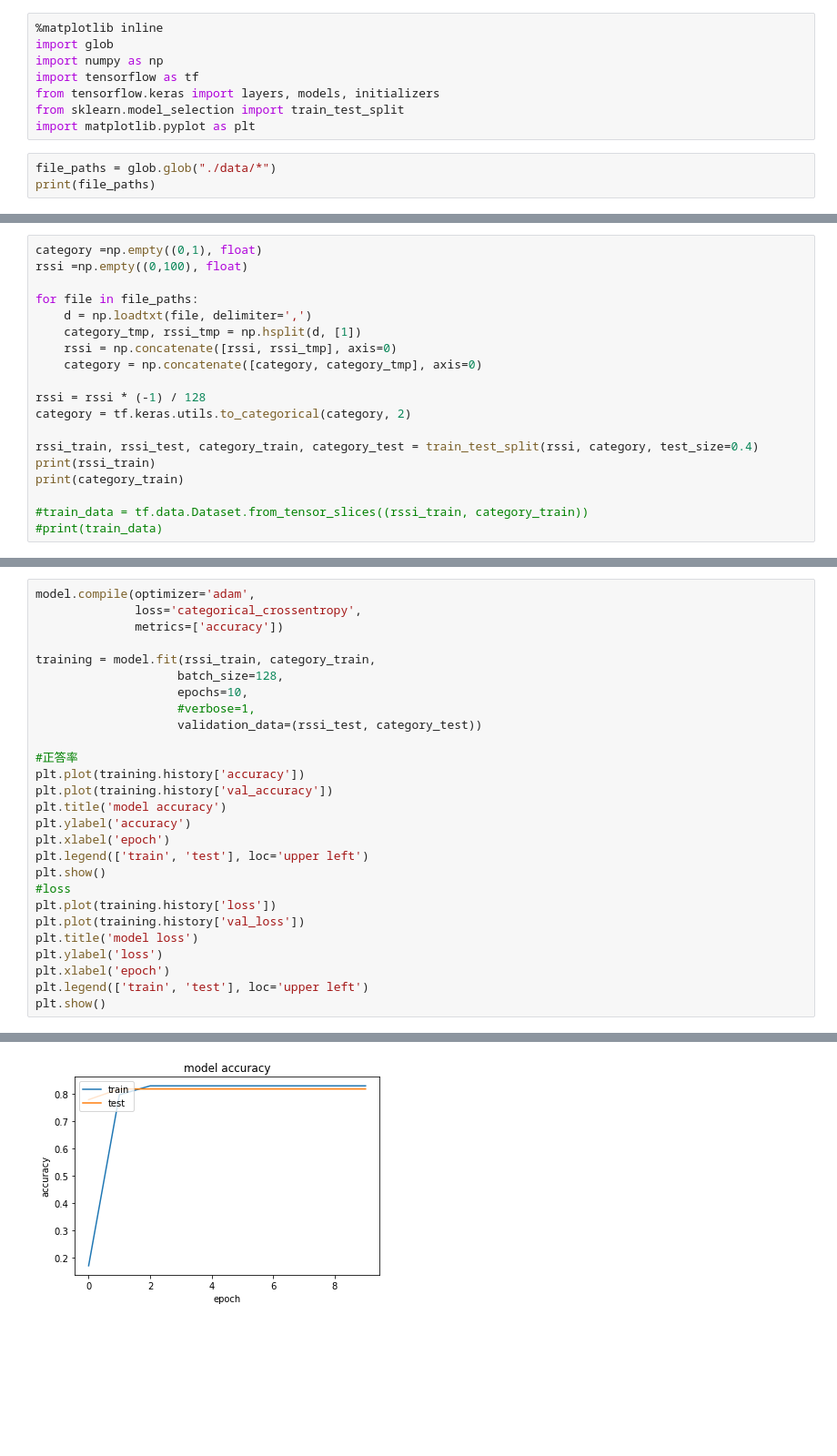
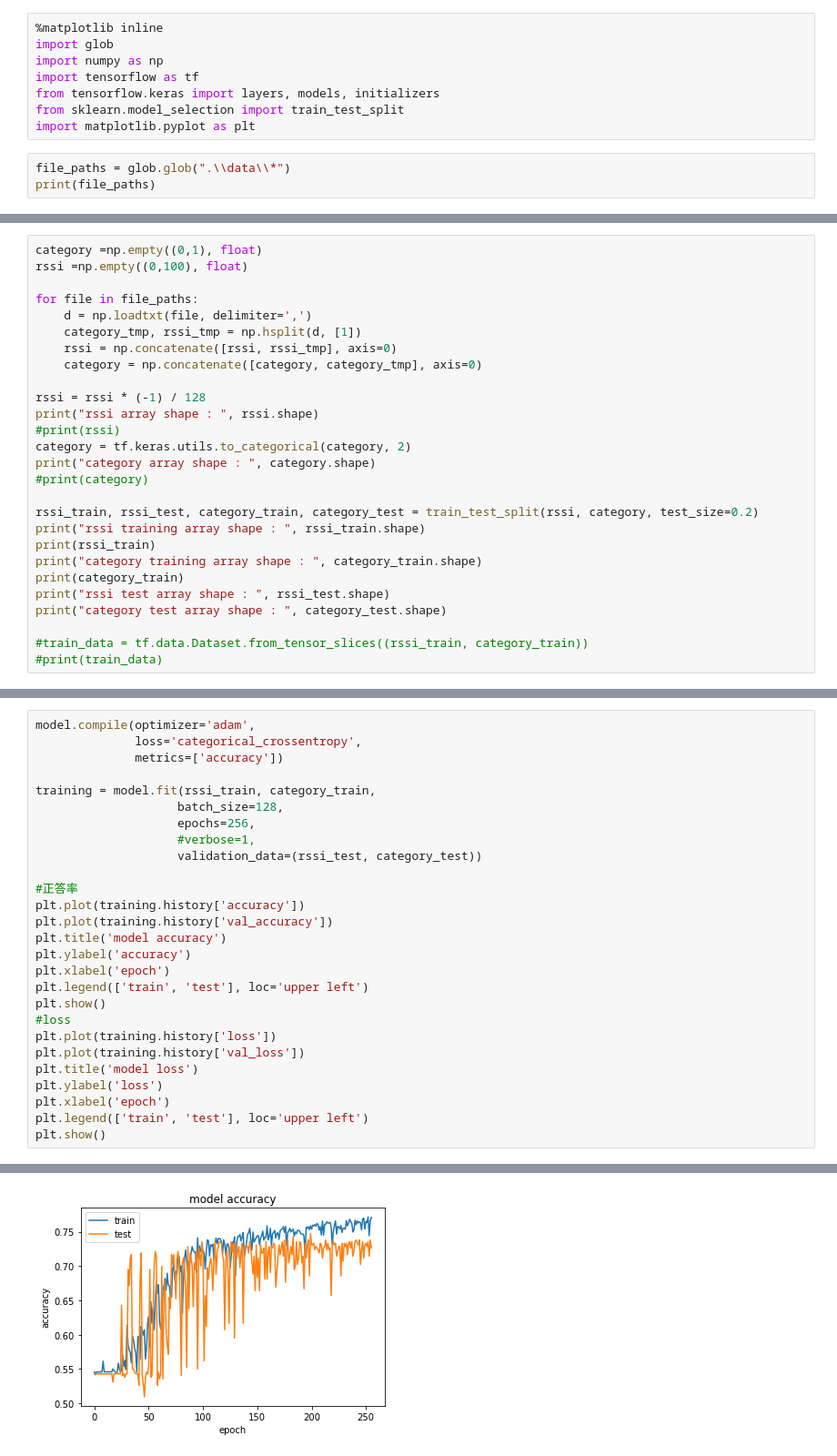
Before and after one commit to naonaorange/seating_detection_algorithm, a Jupyter notebook: seating_detection_algorithm.ipynb, the cells around one changed output, grey strips where cells are left out. Shown at 91% size. Cells and saved outputs as stored; diff of their text form; blank space fills up the shorter version.

Commit message:
add data and re-learning

```diff
--- a/seating_detection_algorithm.ipynb
+++ b/seating_detection_algorithm.ipynb
@@ -7,6 +7,6 @@ from tensorflow.keras import layers, models, initializers
 from sklearn.model_selection import train_test_split
 import matplotlib.pyplot as plt
 # %%
-file_paths = glob.glob("./data/*")
+file_paths = glob.glob(".\\data\\*")
 print(file_paths)
 # %% [output]
@@ -22,11 +22,19 @@ for file in file_paths:
     category = np.concatenate([category, category_tmp], axis=0)
 
 rssi = rssi * (-1) / 128
+print("rssi array shape : ", rssi.shape)
+#print(rssi)
 category = tf.keras.utils.to_categorical(category, 2)
+print("category array shape : ", category.shape)
+#print(category)
 
-rssi_train, rssi_test, category_train, category_test = train_test_split(rssi, category, test_size=0.4)
+rssi_train, rssi_test, category_train, category_test = train_test_split(rssi, category, test_size=0.2)
+print("rssi training array shape : ", rssi_train.shape)
 print(rssi_train)
+print("category training array shape : ", category_train.shape)
 print(category_train)
+print("rssi test array shape : ", rssi_test.shape)
+print("category test array shape : ", category_test.shape)
 
 #train_data = tf.data.Dataset.from_tensor_slices((rssi_train, category_train))
 #print(train_data)
@@ -80,7 +92,7 @@ model.compile(optimizer='adam',
 
 training = model.fit(rssi_train, category_train,
                     batch_size=128,
-                    epochs=10,
+                    epochs=256,
                     #verbose=1,
                     validation_data=(rssi_test, category_test))
 
@@ -121 +133 @@ Epoch 10/10
-[figure, old version]
+[figure, new version]
```
Also changed, not shown: parts of 6 cells of this notebook, 8 other files.
